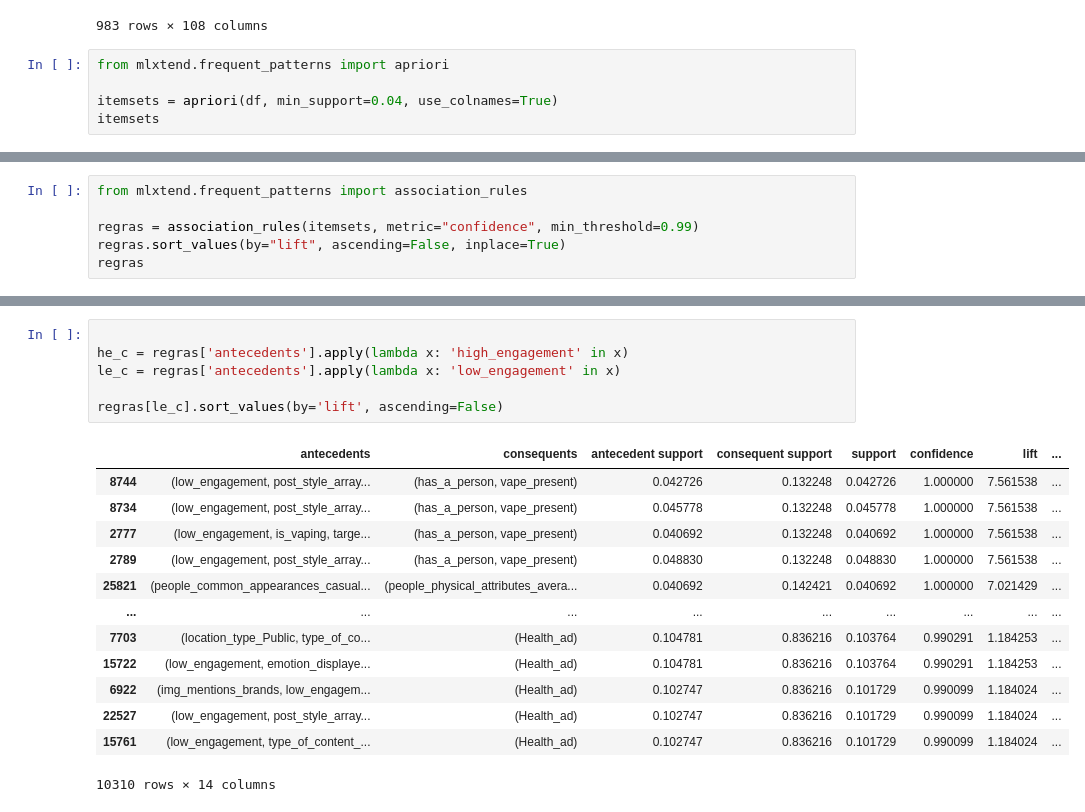
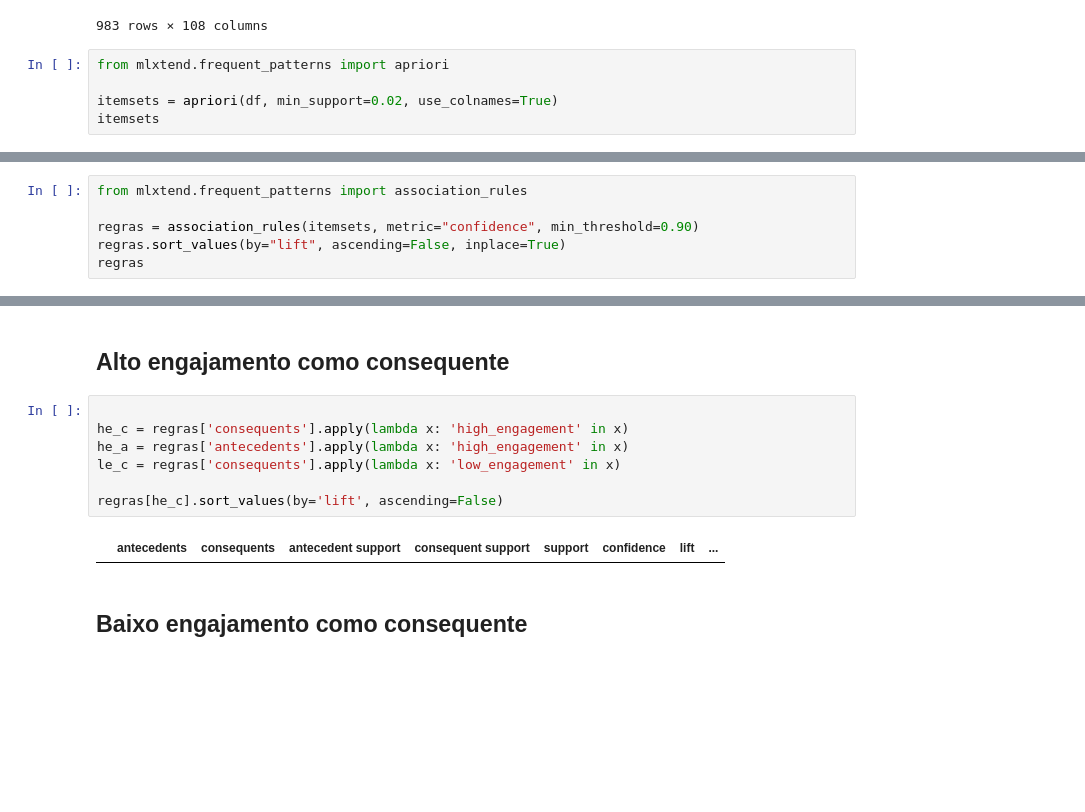
Before and after one commit to Patrick448/Data-Mining, a Jupyter notebook: 3-association-rules/association-rules.ipynb, the cells around one changed output, grey strips where cells are left out. Cells and saved outputs as stored; diff of their text form; blank space fills up the shorter version.

```diff
--- a/3-association-rules/association-rules.ipynb
+++ b/3-association-rules/association-rules.ipynb
@@ -212,7 +212,7 @@ df
 # %%
 from mlxtend.frequent_patterns import apriori
 
-itemsets = apriori(df, min_support=0.04, use_colnames=True)
+itemsets = apriori(df, min_support=0.02, use_colnames=True)
 itemsets
 # %% [output]
 |  | support | itemsets |
@@ -251,7 +253,7 @@ itemsets[he].sort_values(by='support', ascending=False)
 # %%
 from mlxtend.frequent_patterns import association_rules
 
-regras = association_rules(itemsets, metric="confidence", min_threshold=0.99)
+regras = association_rules(itemsets, metric="confidence", min_threshold=0.90)
 regras.sort_values(by="lift", ascending=False, inplace=True)
 regras
 # %% [output]
@@ -271,20 +273,13 @@ regras
+# %% [markdown]
+## Alto engajamento como consequente
 # %%
 
-he_c = regras['antecedents'].apply(lambda x: 'high_engagement' in x)
-le_c = regras['antecedents'].apply(lambda x: 'low_engagement' in x)
+he_c = regras['consequents'].apply(lambda x: 'high_engagement' in x)
+he_a = regras['antecedents'].apply(lambda x: 'high_engagement' in x)
+le_c = regras['consequents'].apply(lambda x: 'low_engagement' in x)
 
-regras[le_c].sort_values(by='lift', ascending=False)
+regras[he_c].sort_values(by='lift', ascending=False)
 # %% [output]
 |  | antecedents | consequents | antecedent support | consequent support | support | confidence | lift | ... |
-| 8744 | (low_engagement, post_style_array... | (has_a_person, vape_present) | 0.042726 | 0.132248 | 0.042726 | 1.000000 | 7.561538 | ... |
-| 8734 | (low_engagement, post_style_array... | (has_a_person, vape_present) | 0.045778 | 0.132248 | 0.045778 | 1.000000 | 7.561538 | ... |
-| 2777 | (low_engagement, is_vaping, targe... | (has_a_person, vape_present) | 0.040692 | 0.132248 | 0.040692 | 1.000000 | 7.561538 | ... |
-| 2789 | (low_engagement, post_style_array... | (has_a_person, vape_present) | 0.048830 | 0.132248 | 0.048830 | 1.000000 | 7.561538 | ... |
-| 25821 | (people_common_appearances_casual... | (people_physical_attributes_avera... | 0.040692 | 0.142421 | 0.040692 | 1.000000 | 7.021429 | ... |
-| ... | ... | ... | ... | ... | ... | ... | ... | ... |
-| 7703 | (location_type_Public, type_of_co... | (Health_ad) | 0.104781 | 0.836216 | 0.103764 | 0.990291 | 1.184253 | ... |
-| 15722 | (low_engagement, emotion_displaye... | (Health_ad) | 0.104781 | 0.836216 | 0.103764 | 0.990291 | 1.184253 | ... |
-| 6922 | (img_mentions_brands, low_engagem... | (Health_ad) | 0.102747 | 0.836216 | 0.101729 | 0.990099 | 1.184024 | ... |
-| 22527 | (low_engagement, post_style_array... | (Health_ad) | 0.102747 | 0.836216 | 0.101729 | 0.990099 | 1.184024 | ... |
-| 15761 | (low_engagement, type_of_content_... | (Health_ad) | 0.102747 | 0.836216 | 0.101729 | 0.990099 | 1.184024 | ... |
-10310 rows × 14 columns
+# %% [markdown]
+## Baixo engajamento como consequente
```
Also changed, not shown: parts of 7 cells of this notebook.
